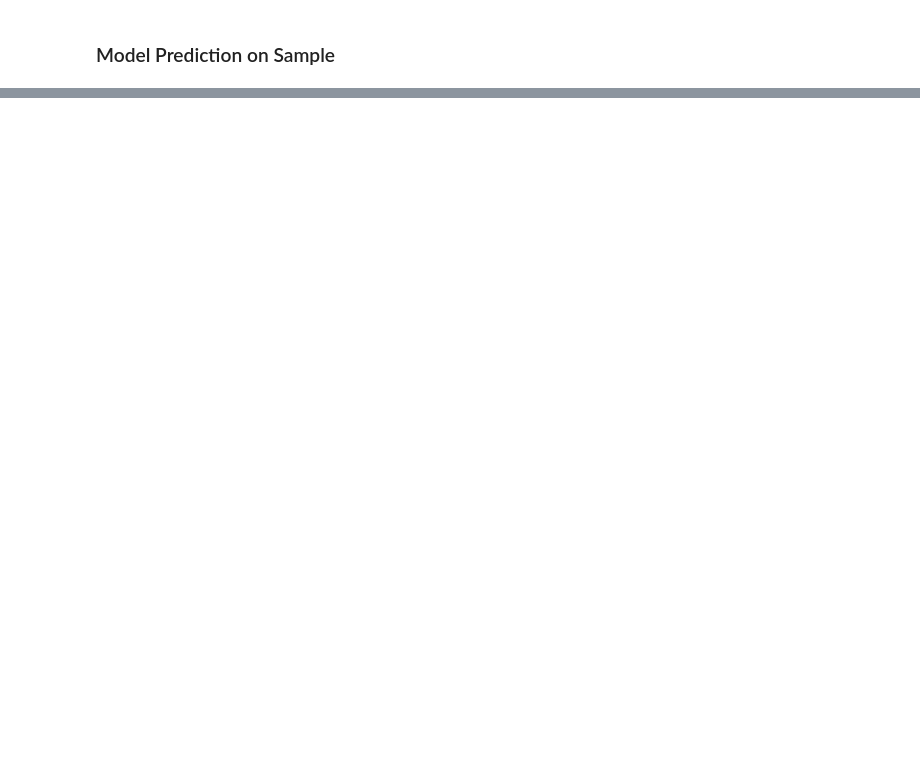
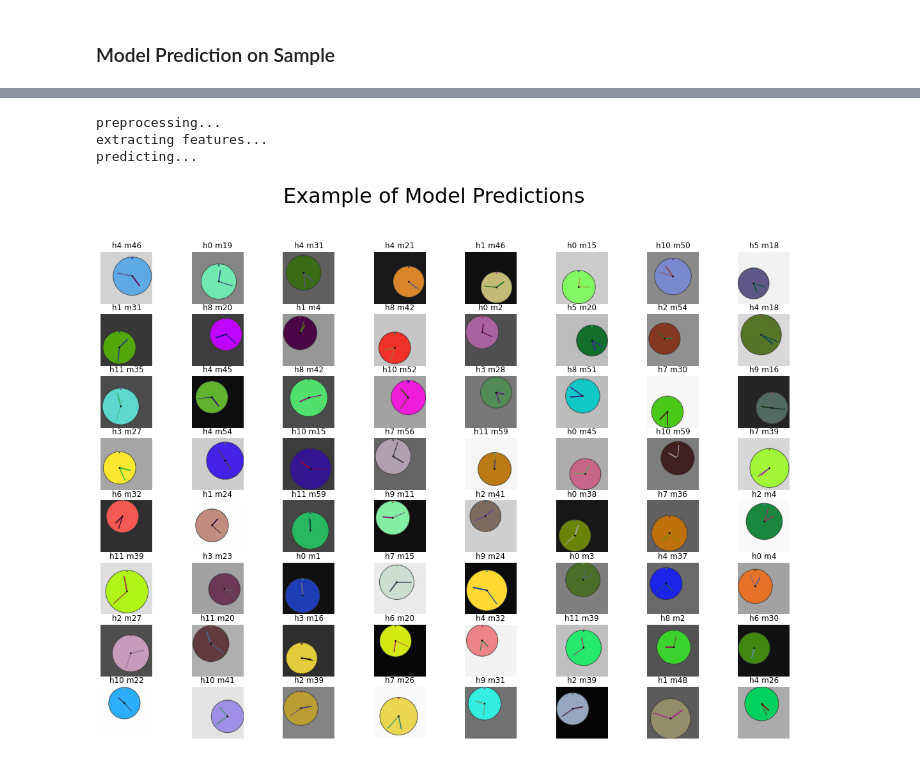
Before and after one commit to albazahm/Reading_Analog_Clocks_with_Xception_CNN_Network, a Jupyter notebook: reading-analog-clocks-with-xception-cnn.ipynb, the cells around one changed output, grey strips where cells are left out. Cells and saved outputs as stored; diff of their text form; code cells hidden in the pictures; blank space fills up the shorter version.

```diff
--- a/reading-analog-clocks-with-xception-cnn.ipynb
+++ b/reading-analog-clocks-with-xception-cnn.ipynb
@@ -348,0 +438,15 @@ predict('/kaggle/input/analog-clocks/analog_clocks/samples/')
+# %%
+#taking sample of test set to visualize results on unseen data
+#this is done due to memory limitations
+SIZE = 64
+sample_test = list(np.random.choice(test_idx, size=SIZE))
+# %%
+#predicting sample of test set
+predictions = predict('/kaggle/input/analog-clocks/analog_clocks/images/',
+                        indices=sample_test,
+                        plot=True)
+# %% [output]
+preprocessing...
+extracting features...
+predicting...
+[figure, added]
```
Also changed, not shown: parts of 19 cells of this notebook.
